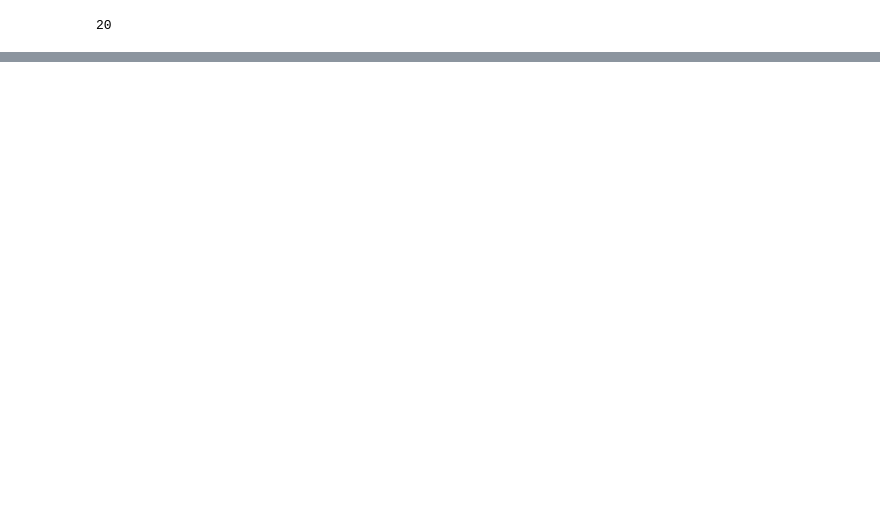
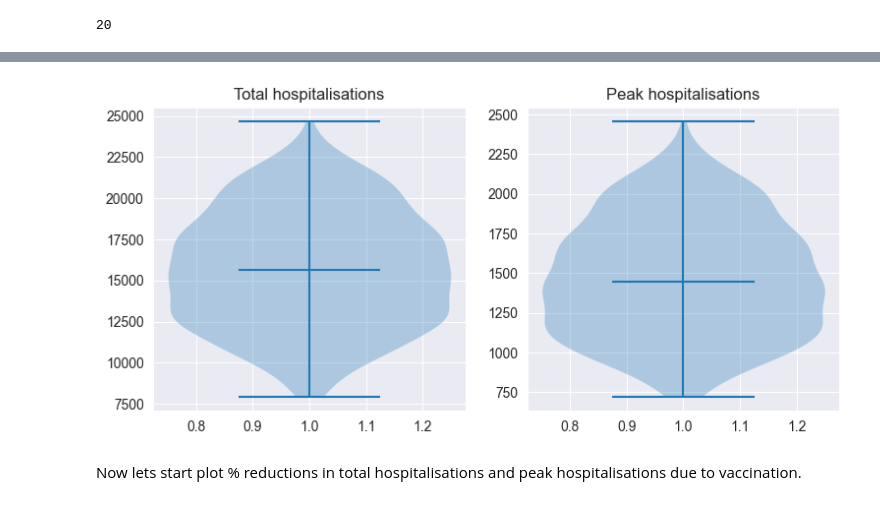
Before and after one commit to m-d-grunnill/MetaCast, a Jupyter notebook: demonstrations/Basic_Demonstration.ipynb, the cells around one changed output, grey strips where cells are left out. Saved outputs shown, nothing was run; the diff lists cells and outputs as text; code cells hidden in the pictures; blank space fills up the shorter version.

```diff
--- a/demonstrations/Basic_Demonstration.ipynb
+++ b/demonstrations/Basic_Demonstration.ipynb
@@ -1083,0 +1122,12 @@ prccs
+# %%
+import matplotlib.pyplot as plt
+fig, axs = plt.subplots(nrows=1, ncols=2, figsize=(9, 4))
+for index, result in enumerate(['Total hospitalisations', 'Peak hospitalisations']):
+    axs[index].violinplot(results_and_sample_df[result],
+                          showmeans=False,
+                          showmedians=True)
+    axs[index].set_title(result)
+# %% [output]
+[figure, added]
+# %% [markdown]
+Now lets start plot % reductions in total hospitalisations and peak hospitalisations due to vaccination.
```
Also changed, not shown: parts of 49 cells of this notebook, 2 other files.
